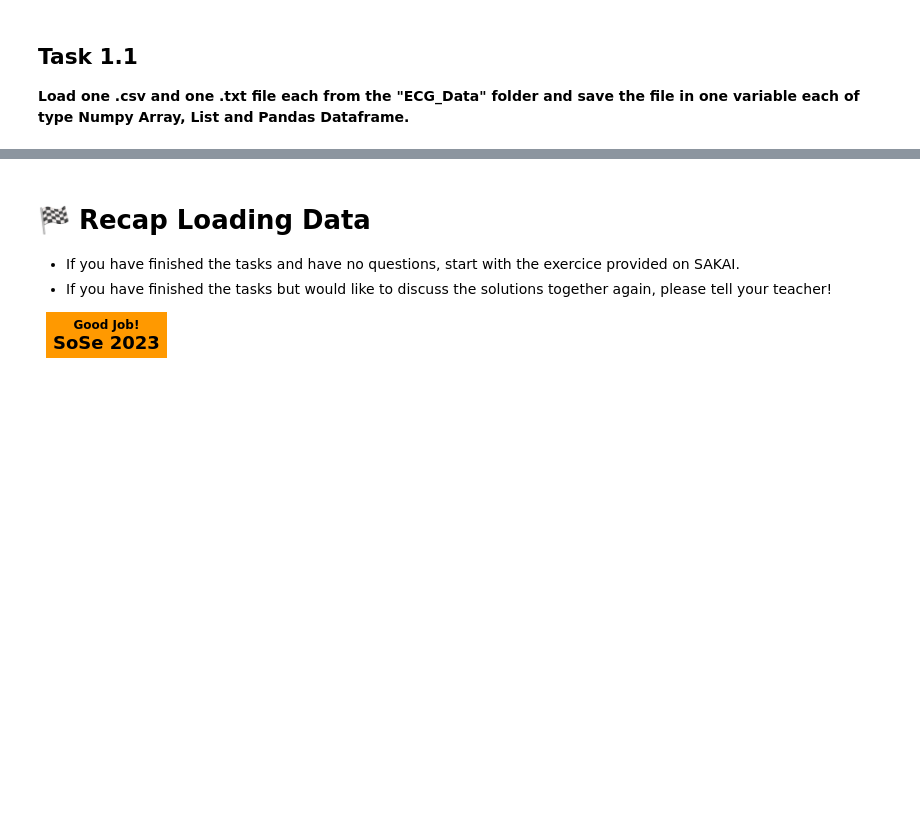
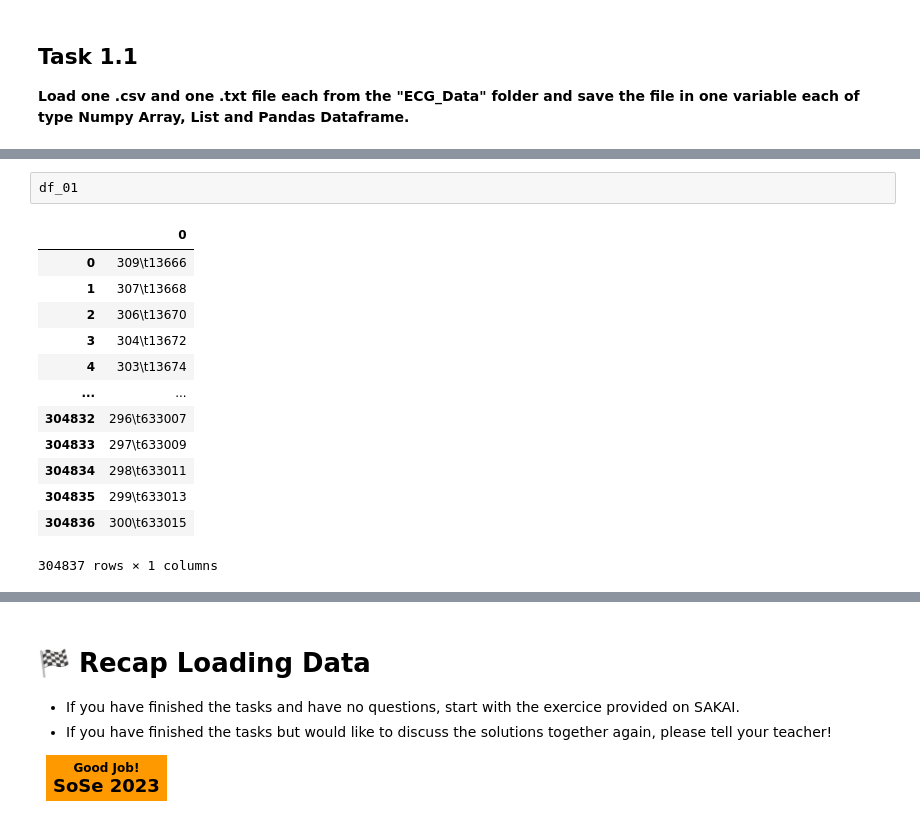
Before and after one commit to jhumci/programmieruebung2, a Jupyter notebook: 3_pandas/data_and_scripts/PÜ3_1_LoadingData.ipynb, the cells around one changed output, grey strips where cells are left out. Drawn from its saved outputs; the diff is of its cells as text; blank space fills up the shorter version.

```diff
--- a/3_pandas/data_and_scripts/PÜ3_1_LoadingData.ipynb
+++ b/3_pandas/data_and_scripts/PÜ3_1_LoadingData.ipynb
@@ -106,3 +180,19 @@ the first 5 rows of the dataframe look like this:
+# %%
+df_01
+# %% [output]
+|  | 0 |
+| 0 | 309\t13666 |
+| 1 | 307\t13668 |
+| 2 | 306\t13670 |
+| 3 | 304\t13672 |
+| 4 | 303\t13674 |
+| ... | ... |
+| 304832 | 296\t633007 |
+| 304833 | 297\t633009 |
+| 304834 | 298\t633011 |
+| 304835 | 299\t633013 |
+| 304836 | 300\t633015 |
+304837 rows × 1 columns
 # %% [markdown]
 ## Task 1.2
 
```
Also changed, not shown: parts of 17 cells of this notebook, 29 other files.
